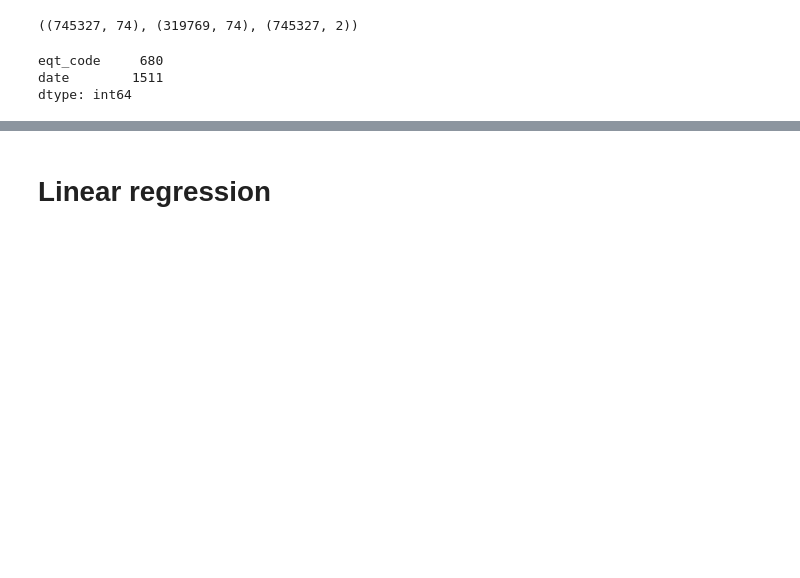
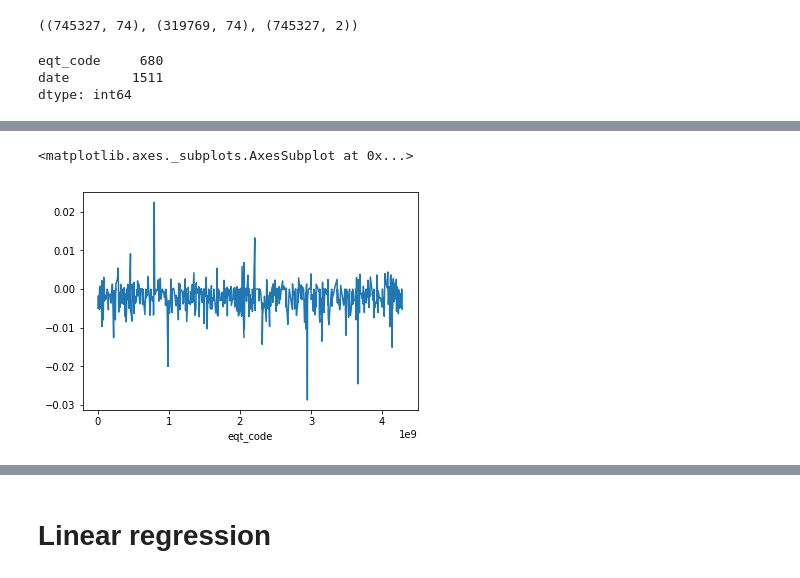
Before and after one commit to jeorme/rapportRCP209, a Jupyter notebook: vol_project.ipynb, the cells around one changed output, grey strips where cells are left out. Cells and saved outputs as stored; diff of their text form; code cells hidden in the pictures; blank space fills up the shorter version.

```diff
--- a/vol_project.ipynb
+++ b/vol_project.ipynb
@@ -82,0 +89,5 @@ X_train,X_test,y_train,y_test = train_test_split(data_train_clean,y_train,test_s
+# %%
+equity_median.plot()
+# %% [output]
+<matplotlib.axes._subplots.AxesSubplot at 0x...>
+[figure, added]
```
Also changed, not shown: parts of 44 cells of this notebook, 1 other file.
